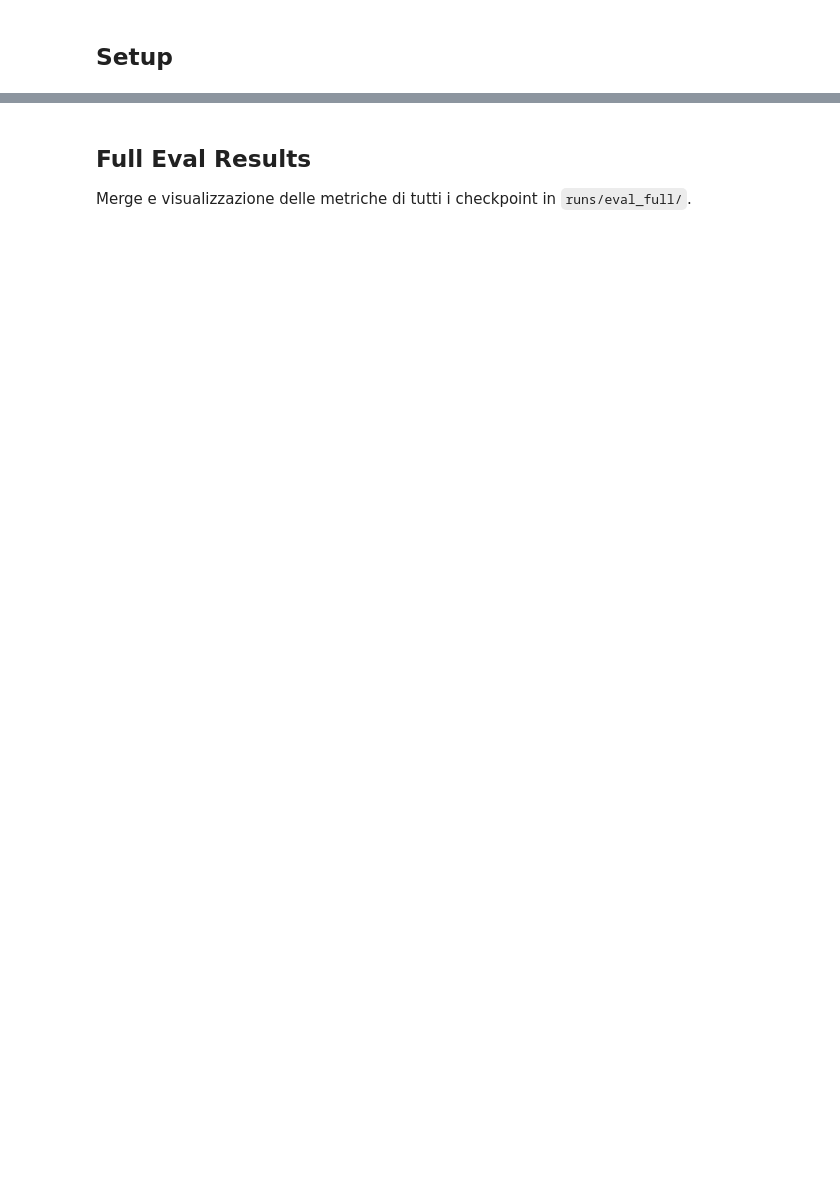
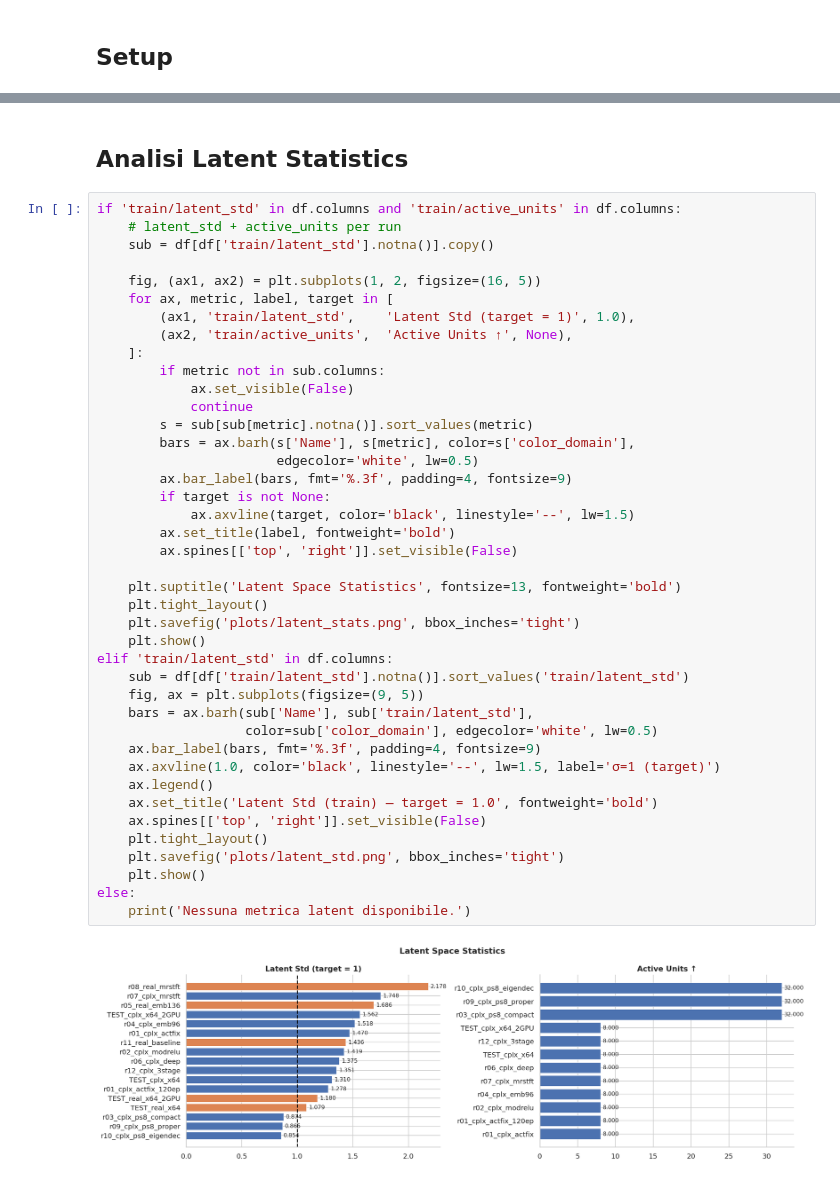
Before and after one commit to francescobrigante/SAGE, a Jupyter notebook: analysis.ipynb, the cells around one changed output, grey strips where cells are left out. Drawn from its saved outputs; the diff is of its cells as text; blank space fills up the shorter version.

```diff
--- a/analysis.ipynb
+++ b/analysis.ipynb
@@ -387,4 +421,45 @@ fig2.show()
-# %% [markdown]
-## Full Eval Results
-
-Merge e visualizzazione delle metriche di tutti i checkpoint in `runs/eval_full/`.
+# %% [markdown]
+## Analisi Latent Statistics
+# %%
+if 'train/latent_std' in df.columns and 'train/active_units' in df.columns:
+    # latent_std + active_units per run
+    sub = df[df['train/latent_std'].notna()].copy()
+
+    fig, (ax1, ax2) = plt.subplots(1, 2, figsize=(16, 5))
+    for ax, metric, label, target in [
+        (ax1, 'train/latent_std',    'Latent Std (target = 1)', 1.0),
+        (ax2, 'train/active_units',  'Active Units ↑', None),
+    ]:
+        if metric not in sub.columns:
+            ax.set_visible(False)
+            continue
+        s = sub[sub[metric].notna()].sort_values(metric)
+        bars = ax.barh(s['Name'], s[metric], color=s['color_domain'],
+                       edgecolor='white', lw=0.5)
+        ax.bar_label(bars, fmt='%.3f', padding=4, fontsize=9)
+        if target is not None:
+            ax.axvline(target, color='black', linestyle='--', lw=1.5)
+        ax.set_title(label, fontweight='bold')
+        ax.spines[['top', 'right']].set_visible(False)
+
+    plt.suptitle('Latent Space Statistics', fontsize=13, fontweight='bold')
+    plt.tight_layout()
+    plt.savefig('plots/latent_stats.png', bbox_inches='tight')
+    plt.show()
+elif 'train/latent_std' in df.columns:
+    sub = df[df['train/latent_std'].notna()].sort_values('train/latent_std')
+    fig, ax = plt.subplots(figsize=(9, 5))
+    bars = ax.barh(sub['Name'], sub['train/latent_std'],
+                   color=sub['color_domain'], edgecolor='white', lw=0.5)
+    ax.bar_label(bars, fmt='%.3f', padding=4, fontsize=9)
+    ax.axvline(1.0, color='black', linestyle='--', lw=1.5, label='σ=1 (target)')
+    ax.legend()
+    ax.set_title('Latent Std (train) — target = 1.0', fontweight='bold')
+    ax.spines[['top', 'right']].set_visible(False)
+    plt.tight_layout()
+    plt.savefig('plots/latent_std.png', bbox_inches='tight')
+    plt.show()
+else:
+    print('Nessuna metrica latent disponibile.')
+# %% [output]
+[figure, added]
```
Also changed, not shown: parts of 23 cells of this notebook, 55 other files.
